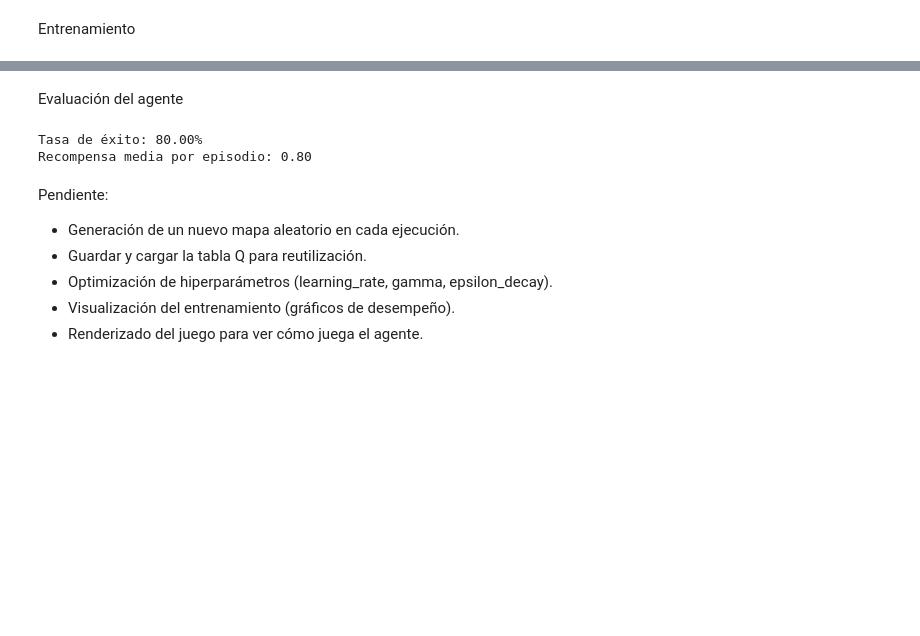
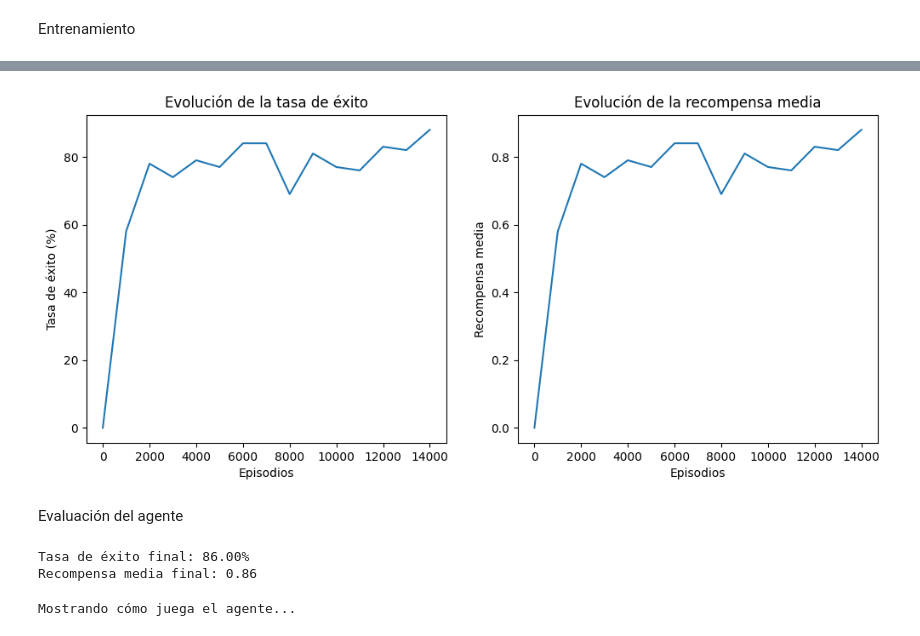
Before and after one commit to vgcarlol/Corto1_IA, a Jupyter notebook: main.ipynb, the cells around one changed output, grey strips where cells are left out. Cells and saved outputs as stored; diff of their text form; code cells hidden in the pictures; blank space fills up the shorter version.

```diff
--- a/main.ipynb
+++ b/main.ipynb
@@ -15,4 +28,8 @@ import gymnasium as gym
 # %% [markdown]
 Creación del entorno de FrozekLake con slippery=True (Hielo resbaladizo)
 # %%
-env = gym.make("FrozenLake-v1", is_slippery=True, render_mode=None)
+random_seed = random.randint(0, 10000)
+np.random.seed(random_seed)
+
+env = gym.make("FrozenLake-v1", desc=None, map_name="4x4", is_slippery=True, render_mode=None)
+env.reset(seed=random_seed)
@@ -19,11 +38,10 @@ env = gym.make("FrozenLake-v1", is_slippery=True, render_mode=None)
 # %% [markdown]
 Parámetros del agente
 # %%
-# Parámetros del agente
-taza_aprendizaje = 0.1  # Tasa de aprendizaje
+learning_rate = 0.1  # Tasa de aprendizaje
 gamma = 0.99  # Factor de descuento
 epsilon = 1.0  # Probabilidad inicial de exploración
-epsilon_decay = 0.995  # Factor de decaimiento de epsilon
-epsilon_min = 0.01  # Valor mínimo de epsilon
-num_episodios = 10000  # Número de episodios
+epsilon_decay = 0.9995  # Factor de decaimiento de epsilon
+epsilon_min = 0.05
+num_episodios = 15000
 # %%
@@ -32,7 +52,7 @@ tablaQ = np.zeros((env.observation_space.n, env.action_space.n))
 # %% [markdown]
 Función para elegir una acción con política epsilon-greedy
 # %%
-def elegir_accion(state):
+def elegir_accion(state, epsilon):
     if np.random.rand() < epsilon:
         return env.action_space.sample()  # Exploración
     else:
@@ -79,7 +137,22 @@ Entrenamiento terminado.
+# %%
+plt.figure(figsize=(12, 5))
+plt.subplot(1, 2, 1)
+plt.plot(range(0, num_episodios, 1000), success_rates)
+plt.xlabel("Episodios")
+plt.ylabel("Tasa de éxito (%)")
+plt.title("Evolución de la tasa de éxito")
+
+plt.subplot(1, 2, 2)
+plt.plot(range(0, num_episodios, 1000), avg_rewards)
+plt.xlabel("Episodios")
+plt.ylabel("Recompensa media")
+plt.title("Evolución de la recompensa media")
+plt.show()
+# %% [output]
+[figure, added]
 # %% [markdown]
 Evaluación del agente
 # %%
-# Evaluación del agente
 def evaluate_agent(num_tests=100):
     success_count = 0
     total_rewards = 0
@@ -90,30 +163,38 @@ def evaluate_agent(num_tests=100):
         episode_reward = 0
 
         while not done:
-            action = np.argmax(tablaQ[state, :])  # Elegir la mejor acción
+            action = np.argmax(tablaQ[state, :])
             state, reward, done, _, _ = env.step(action)
             episode_reward += reward
 
         total_rewards += episode_reward
-        if episode_reward > 0:  # Si llegó a la meta
+        if episode_reward > 0:
             success_count += 1
 
     success_rate = success_count / num_tests * 100
     avg_reward = total_rewards / num_tests
 
-    print(f"Tasa de éxito: {success_rate:.2f}%")
-    print(f"Recompensa media por episodio: {avg_reward:.2f}")
+    print(f"Tasa de éxito final: {success_rate:.2f}%")
+    print(f"Recompensa media final: {avg_reward:.2f}")
 
-# Ejecutar evaluación
+
 evaluate_agent()
 # %% [output]
-Tasa de éxito: 80.00%
-Recompensa media por episodio: 0.80
+Tasa de éxito final: 86.00%
+Recompensa media final: 0.86
-# %% [markdown]
-Pendiente:
-
-- Generación de un nuevo mapa aleatorio en cada ejecución.
-- Guardar y cargar la tabla Q para reutilización.
-- Optimización de hiperparámetros (learning_rate, gamma, epsilon_decay).
-- Visualización del entrenamiento (gráficos de desempeño).
-- Renderizado del juego para ver cómo juega el agente.
+# %%
+def play_agent():
+    env_render = gym.make("FrozenLake-v1", desc=None, map_name="4x4", is_slippery=True, render_mode="human")
+    state, _ = env_render.reset()
+    done = False
+
+    while not done:
+        action = np.argmax(tablaQ[state, :])
+        state, _, done, _, _ = env_render.step(action)
+
+    env_render.close()
+
+print("\nMostrando cómo juega el agente...")
+play_agent()
+# %% [output]
+Mostrando cómo juega el agente...
```
Also changed, not shown: parts of 5 cells of this notebook, 2 other files.
